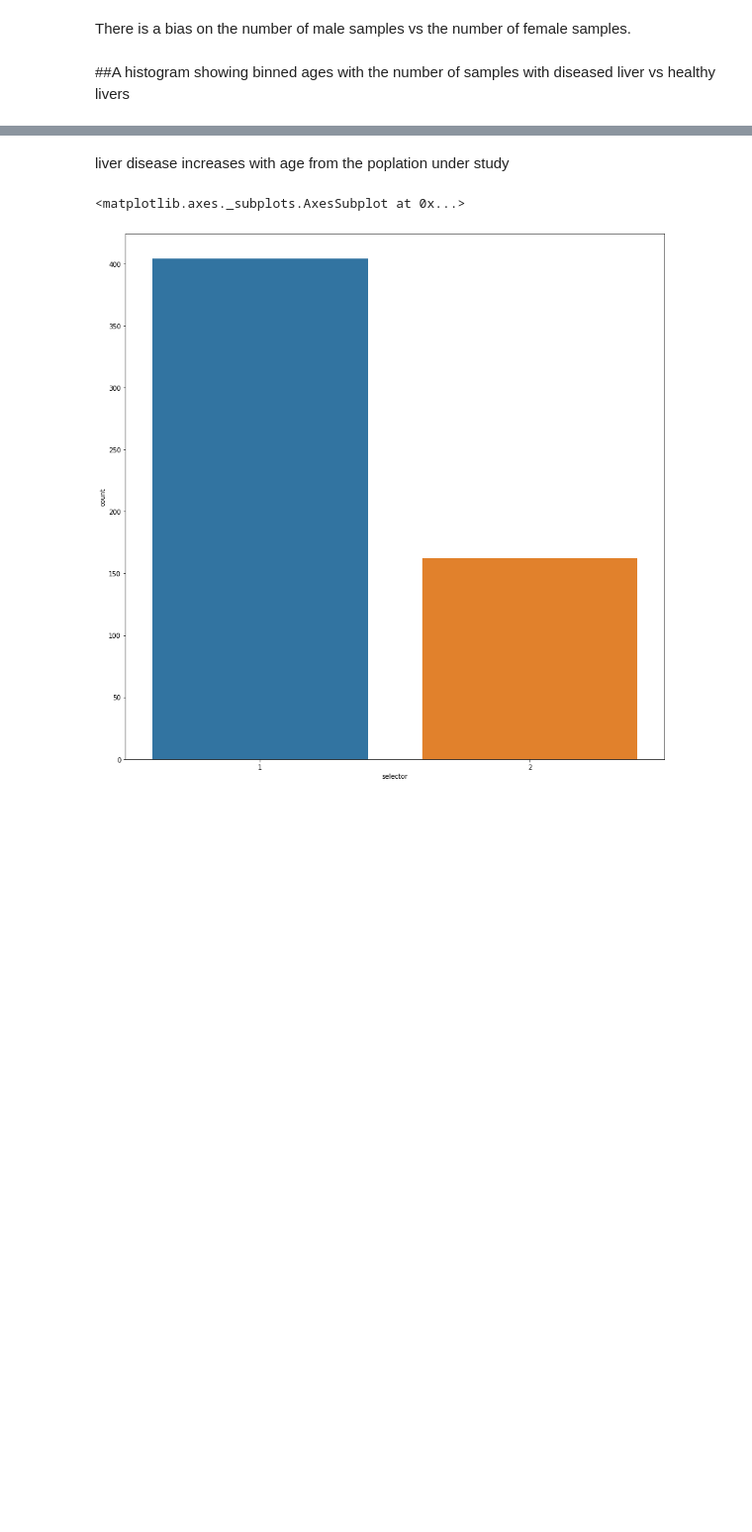
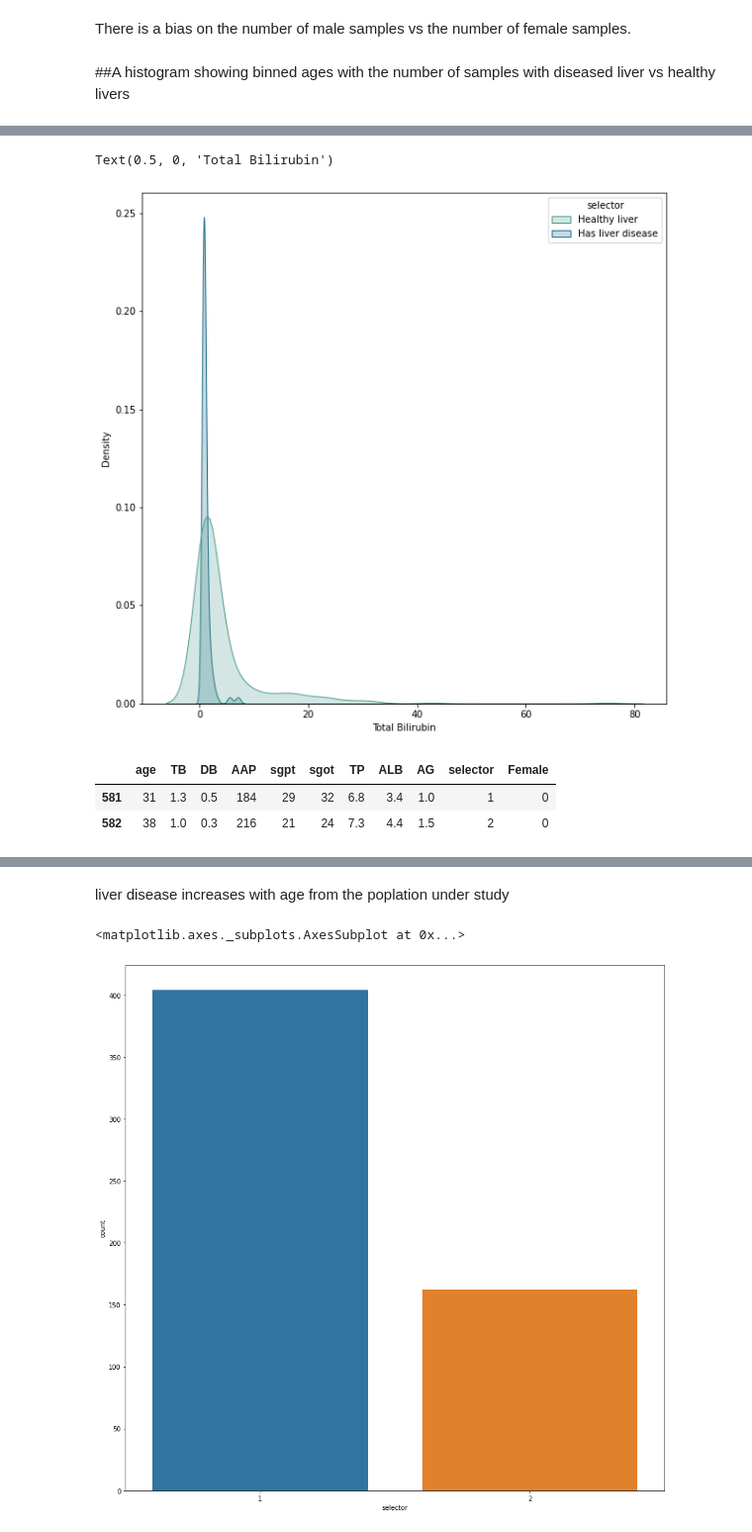
Before and after one commit to MugoChege/Liver-and-Tweets, a Jupyter notebook: Liver.ipynb, the cells around one changed output, grey strips where cells are left out. Shown at 99% size. Cells and saved outputs as stored; diff of their text form; code cells hidden in the pictures; blank space fills up the shorter version.

```diff
--- a/Liver.ipynb
+++ b/Liver.ipynb
@@ -354,0 +367,18 @@ sns.histplot(data=toeda, x=toeda['age'], bins=9, hue=toeda['selector'])
+# %%
+df =toeda.copy()
+plt.figure(figsize=(10,10))
+df['selector'] = df['selector'].replace({1:'Healthy liver',2: 'Has liver disease'})
+# plot of 2 variables
+p1=sns.kdeplot(df['TB'], shade=True, palette='crest',hue=df.selector)
+plt.xlabel('Total Bilirubin')
+#p1=sns.kdeplot(df['DB'], shade=True, color="b",)
+#sns.plt.show()
+# %% [output]
+Text(0.5, 0, 'Total Bilirubin')
+[figure, added]
+# %%
+df.tail(2)
+# %% [output]
+|  | age | TB | DB | AAP | sgpt | sgot | TP | ALB | AG | selector | Female |
+| 581 | 31 | 1.3 | 0.5 | 184 | 29 | 32 | 6.8 | 3.4 | 1.0 | 1 | 0 |
+| 582 | 38 | 1.0 | 0.3 | 216 | 21 | 24 | 7.3 | 4.4 | 1.5 | 2 | 0 |
```
Also changed, not shown: parts of 5 cells of this notebook.
